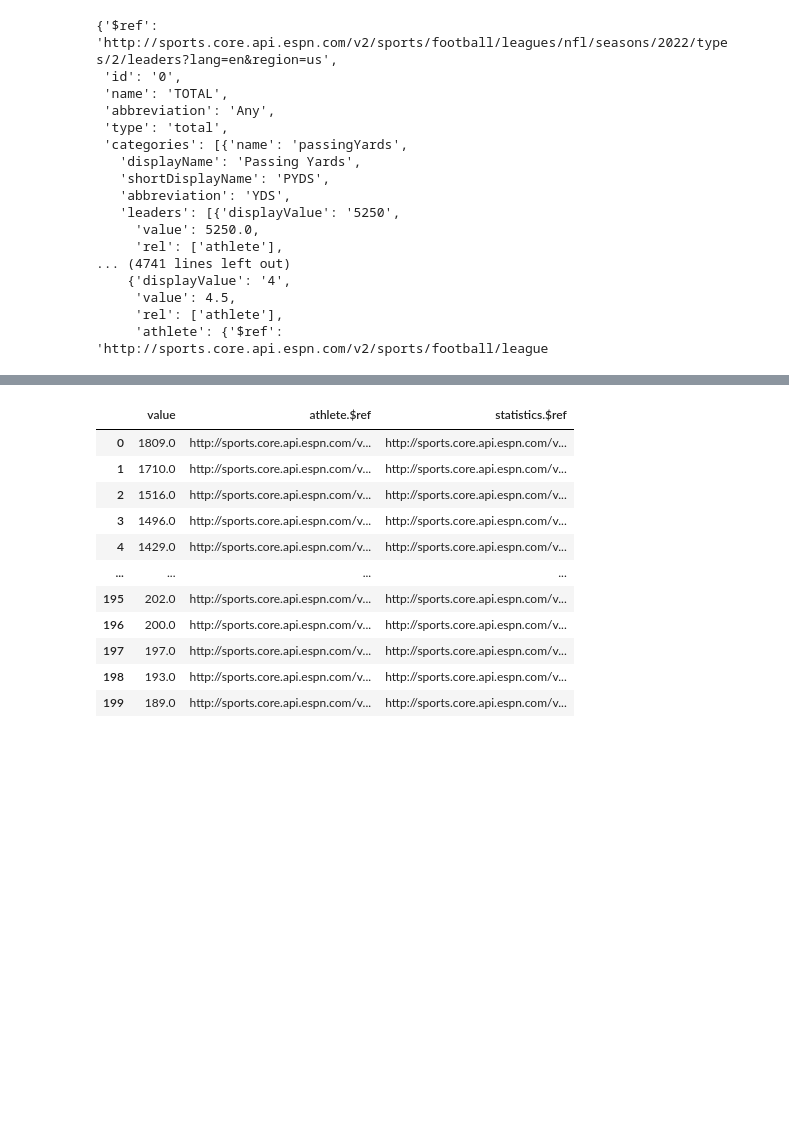
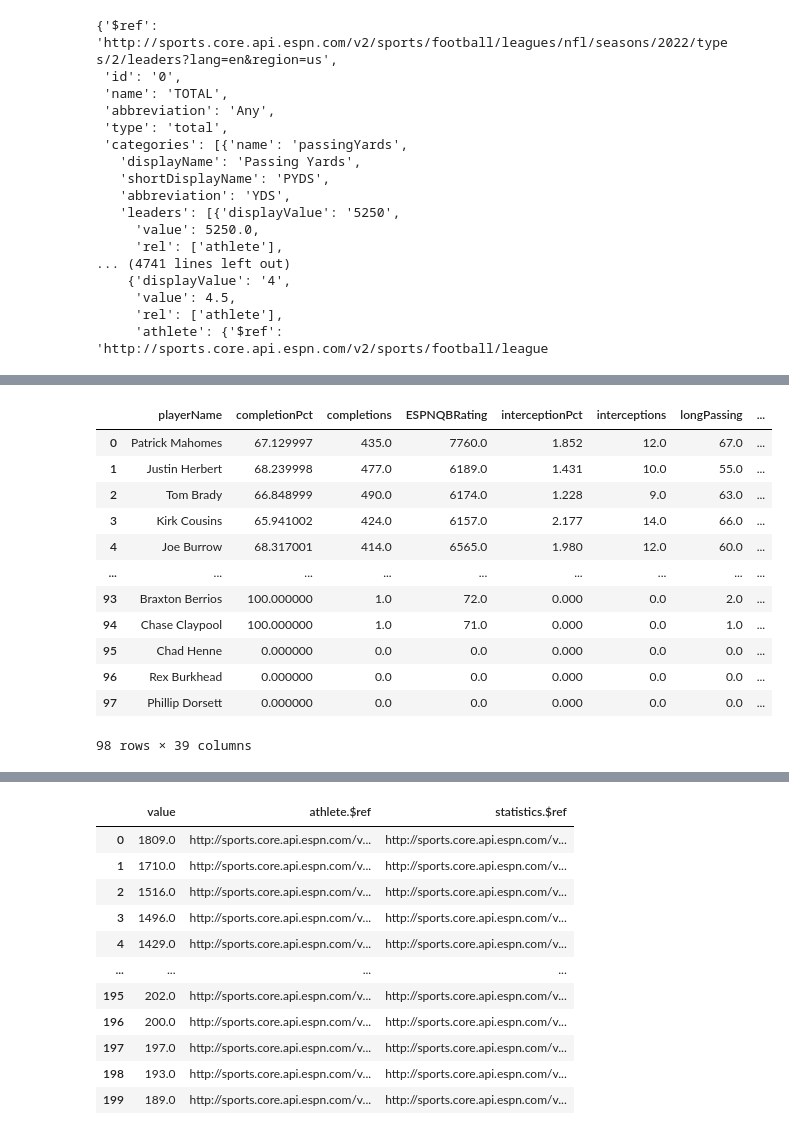
Before and after one commit to ColeDM-2020/INST414-Project, a Jupyter notebook: NFL_API_DATABASE.ipynb, the cells around one changed output, grey strips where cells are left out. Saved outputs shown, nothing was run; the diff lists cells and outputs as text; code cells hidden in the pictures; blank space fills up the shorter version.

Commit message:
wr and qb data

```diff
--- a/NFL_API_DATABASE.ipynb
+++ b/NFL_API_DATABASE.ipynb
@@ -153,0 +356,59 @@ resp2_obj
+# %%
+qbsim = pd.DataFrame()
+qbsim['playerName']=ath2
+qbsim['completionPct']=completionPct
+qbsim['completions']=completions
+qbsim['ESPNQBRating']=ESPNQBRating
+qbsim['interceptionPct']=interceptionPct
+qbsim['interceptions']=interceptions
+qbsim['longPassing']=longPassing
+qbsim['netPassingYards']=netPassingYards
+qbsim['netPassingYardsPerGame']=netPassingYardsPerGame
+qbsim['netTotalYards']=netTotalYards
+qbsim['netYardsPerGame']=netYardsPerGame
+qbsim['passingAttempts']=passingAttempts
+qbsim['passingBigPlays']=passingBigPlays
+qbsim['passingFirstDowns']=passingFirstDowns
+qbsim['passingFumbles']=passingFumbles
+qbsim['passingFumblesLost']=passingFumblesLost
+qbsim['passingTouchdownPct']=passingTouchdownPct
+qbsim['passingTouchdowns']=passingTouchdowns
+qbsim['passingYards']=passingYards
+qbsim['passingYardsAfterCatch']=passingYardsAfterCatch
+qbsim['passingYardsAtCatch']=passingYardsAtCatch
+qbsim['passingYardsPerGame']=passingYardsPerGame
+qbsim['QBRating']=QBRating
+qbsim['sacks']=sacks
+qbsim['sackYardsLost']=sackYardsLost
+qbsim['netPassingAttempts']=netPassingAttempts
+qbsim['teamGamesPlayed']=teamGamesPlayed
+qbsim['totalOffensivePlays']=totalOffensivePlays
+qbsim['totalPointsPerGame']=totalPointsPerGame
+qbsim['totalTouchdowns']=totalTouchdowns
+qbsim['totalYards']=totalYards
+#qbsim['totalYardsFromScrimmage']=totalYardsFromScrimmage
+qbsim['twoPointPassConvs']=twoPointPassConvs
+qbsim['twoPtPass']=twoPtPass
+qbsim['twoPtPassAttempts']=twoPtPassAttempts
+#qbsim['yardsFromScrimmagePerGame']=yardsFromScrimmagePerGame
+qbsim['yardsPerCompletion']=yardsPerCompletion
+qbsim['yardsPerGame']=yardsPerGame
+qbsim['yardsPerPassAttempt']=yardsPerPassAttempt
+qbsim['netYardsPerPassAttempt']=netYardsPerPassAttempt
+qbsim['QBR']=QBR
+# %%
+qbsim
+# %% [output]
+|  | playerName | completionPct | completions | ESPNQBRating | interceptionPct | interceptions | longPassing | ... |
+| 0 | Patrick Mahomes | 67.129997 | 435.0 | 7760.0 | 1.852 | 12.0 | 67.0 | ... |
+| 1 | Justin Herbert | 68.239998 | 477.0 | 6189.0 | 1.431 | 10.0 | 55.0 | ... |
+| 2 | Tom Brady | 66.848999 | 490.0 | 6174.0 | 1.228 | 9.0 | 63.0 | ... |
+| 3 | Kirk Cousins | 65.941002 | 424.0 | 6157.0 | 2.177 | 14.0 | 66.0 | ... |
+| 4 | Joe Burrow | 68.317001 | 414.0 | 6565.0 | 1.980 | 12.0 | 60.0 | ... |
+| ... | ... | ... | ... | ... | ... | ... | ... | ... |
+| 93 | Braxton Berrios | 100.000000 | 1.0 | 72.0 | 0.000 | 0.0 | 2.0 | ... |
+| 94 | Chase Claypool | 100.000000 | 1.0 | 71.0 | 0.000 | 0.0 | 1.0 | ... |
+| 95 | Chad Henne | 0.000000 | 0.0 | 0.0 | 0.000 | 0.0 | 0.0 | ... |
+| 96 | Rex Burkhead | 0.000000 | 0.0 | 0.0 | 0.000 | 0.0 | 0.0 | ... |
+| 97 | Phillip Dorsett | 0.000000 | 0.0 | 0.0 | 0.000 | 0.0 | 0.0 | ... |
+98 rows × 39 columns
```
Also changed, not shown: parts of 16 cells of this notebook, 2 other files.
